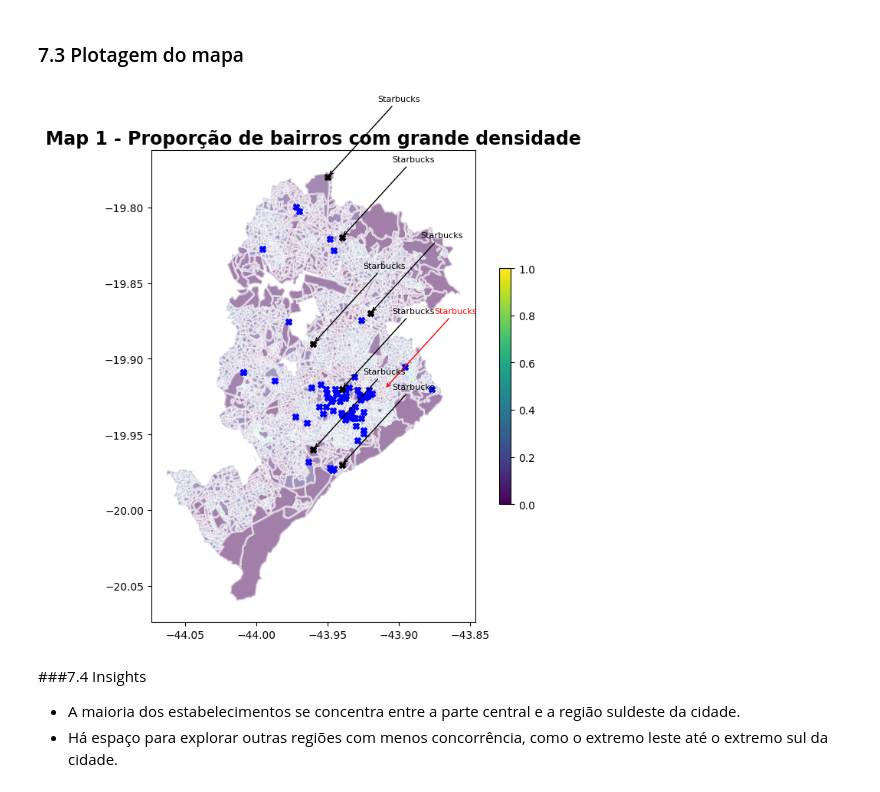
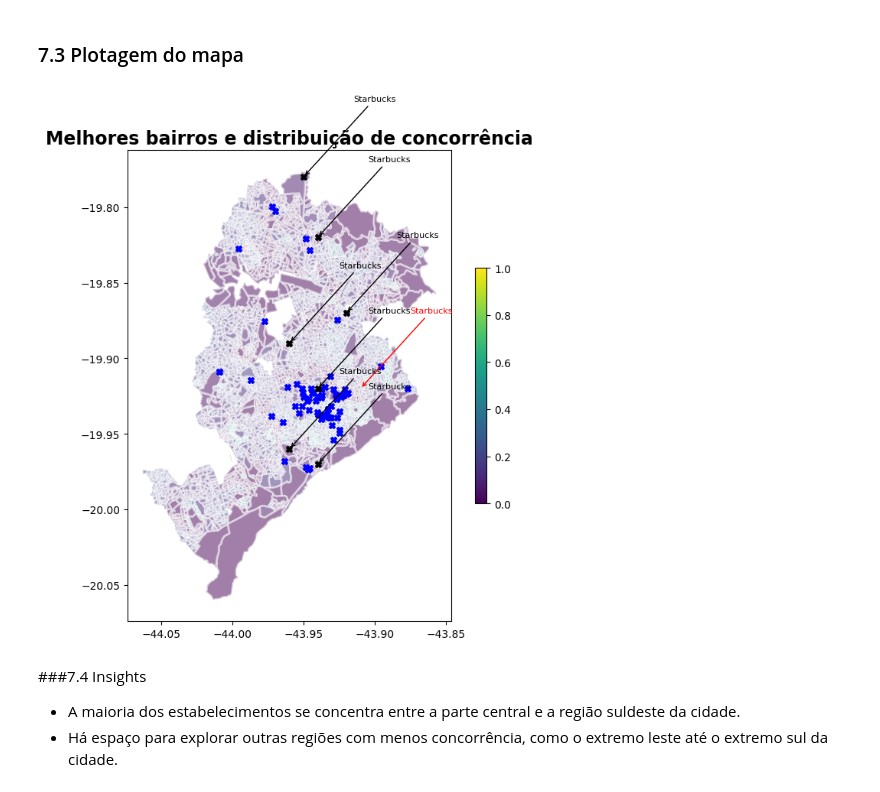
Before and after one commit to tiago121/EAD_geopandas_onde_abrir_cafeteria_belo_horizonte, a Jupyter notebook: Projeto_cafeteria.ipynb, the cells around one changed output. Cells and saved outputs as stored; diff of their text form; code cells hidden in the pictures.

```diff
--- a/Projeto_cafeteria.ipynb
+++ b/Projeto_cafeteria.ipynb
@@ -1094,7 +1094,7 @@ fig, ax = plt.subplots(1, 1, figsize=(8, 8))
 #mapa_cores = aux.plot(column='faixa_etaria', cmap='Spectral',
 #                       edgecolor='white', linewidth=2, ax=ax, alpha=0.8)
 
-plt.title('Map 1 - Proporção de bairros com grande densidade', size=17, weight='heavy')
+plt.title('Melhores bairros e distribuição de concorrência', size=17, weight='heavy')
 
 # define o valor mínimo e máximo para a escala de cores
 vmin = merged_df['ponderada'].min()
@@ -1121,34 +1121,34 @@ def plot_annotate(name, xy, xytext, color='black'):
                 horizontalalignment='center', color=color)
 
 
 for index, row in dados_starbucks.iterrows():
     #poligono = row['point']
     centroide = row['point']
     cor = 'red' if index == 0 else 'black' # definir uma cor diferente para o primeiro polígono
     #ax.add_patch(plt.Polygon(poligono.exterior, facecolor='none', edgecolor=cor, linewidth=2))
     plot_annotate(name='Starbucks', xy=centroide.coords[0], xytext=(centroide.x + 0.05, centroide.y + 0.05), color=cor)
 
 def plot_annotate(xy, color='blue'):
     ax.plot(xy[0], xy[1], 'X', color=color, markersize=6)
 
 for index, row in dados.iterrows():
     if index != 0:
         centroide = row['point']
         cor = 'blue'
         plot_annotate(xy=centroide.coords[0], color=cor)
 
 def plot_annotate(xy, color='black'):
     ax.plot(xy[0], xy[1], 'X', color=color, markersize=6)
 
 for index, row in dados_starbucks.iterrows():
     if index != 0:
         centroide = row['point']
         cor = 'black'
         plot_annotate(xy=centroide.coords[0], color=cor)
 
 plt.show()
 # %% [output]
-[figure, old version]
+[figure, new version]
 # %% [markdown]
 ###7.4 Insights
 
```
